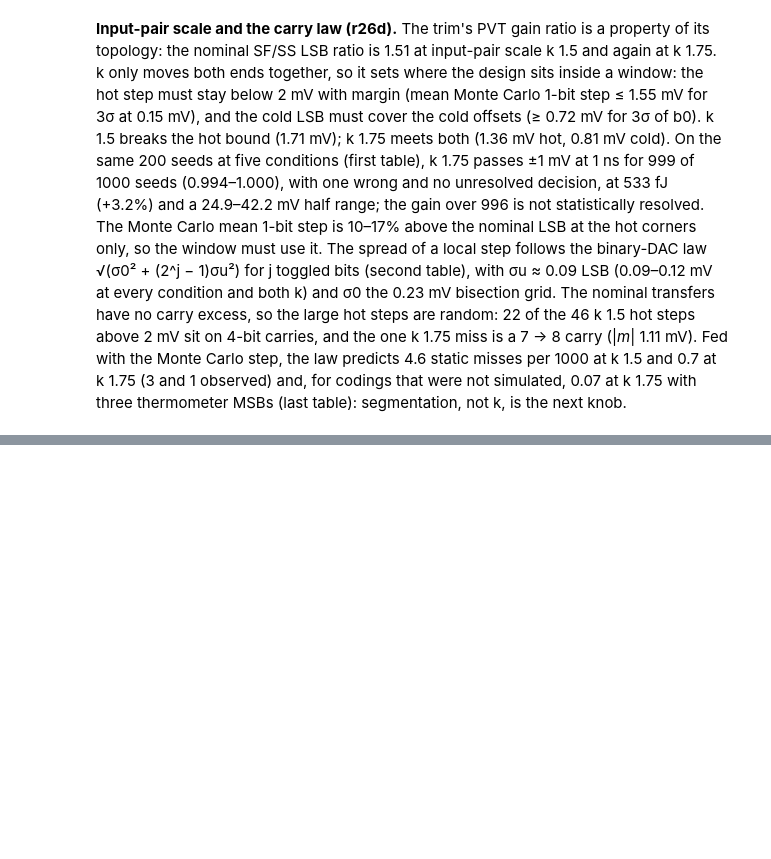
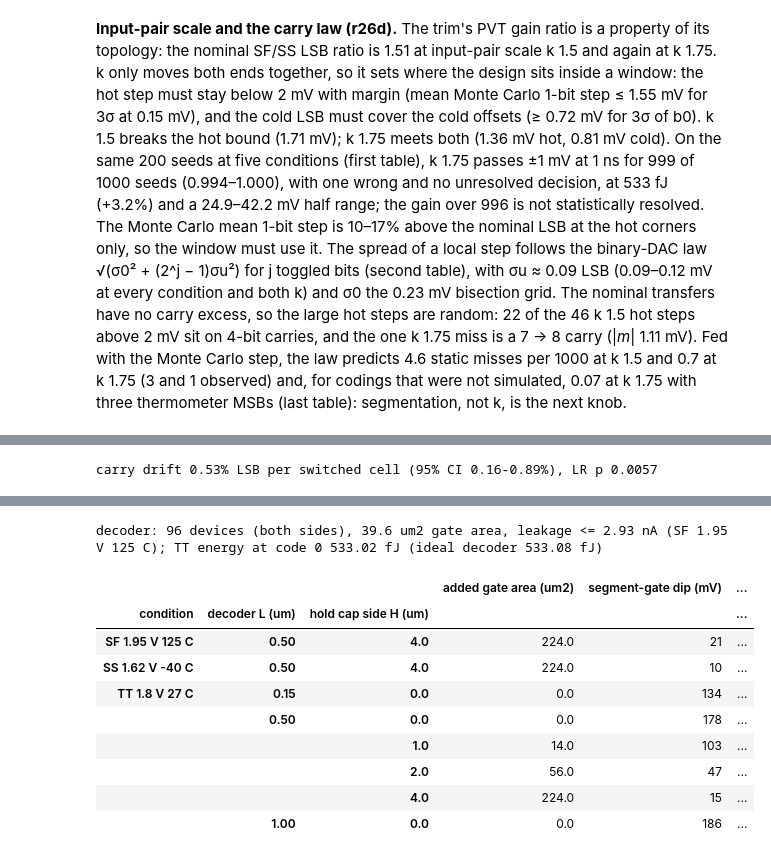
Before and after one commit to WLHsu0827/sscs-ose-code-a-chip.github.io, a Jupyter notebook: ISSCC27/submitted_notebooks/comparator_atlas/Comparator_Atlas.ipynb, the cells around one changed output, grey strips where cells are left out. Cells and saved outputs as stored; diff of their text form; code cells hidden in the pictures; blank space fills up the shorter version.

```diff
--- a/ISSCC27/submitted_notebooks/comparator_atlas/Comparator_Atlas.ipynb
+++ b/ISSCC27/submitted_notebooks/comparator_atlas/Comparator_Atlas.ipynb
@@ -2077,0 +1973,17 @@ retain their licenses.
+# %%
+tm = ext.tail_model_table()
+display(tm)
+j = tm.attrs["joint"]
+lo, hi = (100 * x for x in j["delta_ci95"])
+print(f"carry drift {100 * j['delta_hat']:.2f}% LSB per switched "
+      f"cell (95% CI {lo:.2f}-{hi:.2f}%), LR p {j['p_delta0']:.4f}")
+dt = ext.decoder_table()
+display(dt)
+e = dt.attrs["energy_fj"]
+print(f"decoder: {dt.attrs['devices']} devices (both sides), "
+      f"{dt.attrs['gate_area_um2']:.1f} um2 gate area, leakage "
+      f"<= {dt.attrs['leak_worst_na']:.2f} nA ({dt.attrs['leak_cond']})"
+      f"; TT energy at code 0 {e['d5_k175']:.2f} fJ "
+      f"(ideal decoder {e['g5_k175']:.2f} fJ)")
+display(ext.hold_cap_table(extension))
+# %% [output]
@@ -2077,0 +1996 @@ retain their licenses.
+carry drift 0.53% LSB per switched cell (95% CI 0.16-0.89%), LR p 0.0057
@@ -2077,0 +2004,11 @@ retain their licenses.
+decoder: 96 devices (both sides), 39.6 um2 gate area, leakage <= 2.93 nA (SF 1.95 V 125 C); TT energy at code 0 533.02 fJ (ideal decoder 533.08 fJ)
+|  |  |  | added gate area (um2) | segment-gate dip (mV) | ... |
+| condition | decoder L (um) | hold cap side H (um) |  |  | ... |
+| SF 1.95 V 125 C | 0.50 | 4.0 | 224.0 | 21 | ... |
+| SS 1.62 V -40 C | 0.50 | 4.0 | 224.0 | 10 | ... |
+| TT 1.8 V 27 C | 0.15 | 0.0 | 0.0 | 134 | ... |
+|  | 0.50 | 0.0 | 0.0 | 178 | ... |
+|  |  | 1.0 | 14.0 | 103 | ... |
+|  |  | 2.0 | 56.0 | 47 | ... |
+|  |  | 4.0 | 224.0 | 15 | ... |
+|  | 1.00 | 0.0 | 0.0 | 186 | ... |
```
Also changed, not shown: parts of 9 cells of this notebook, 34 other files.
